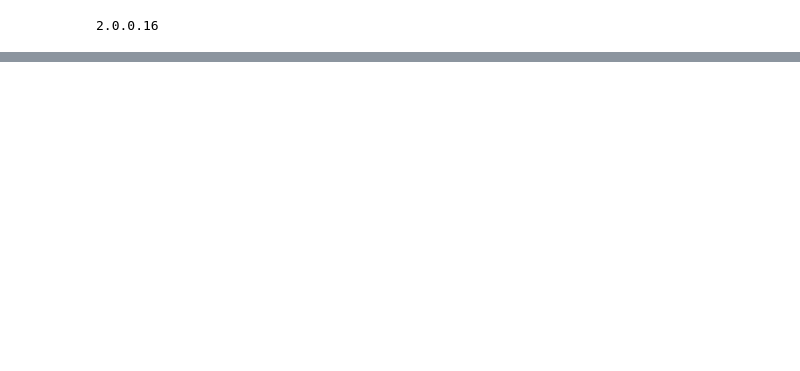
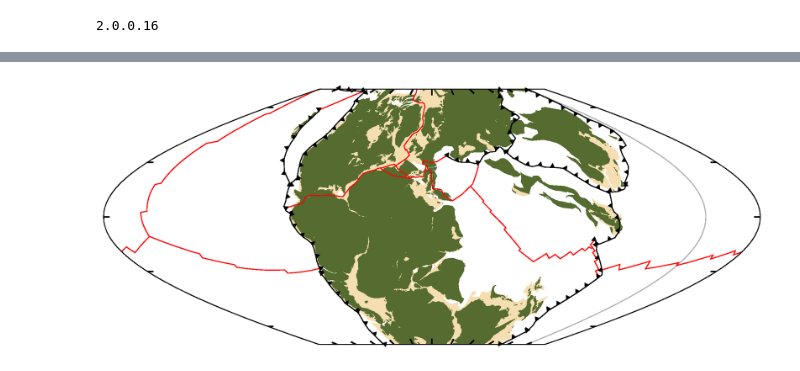
Before and after one commit to siwill22/GPlatesReconstructionModel, a Jupyter notebook: test_ReconstructionPlot.ipynb, the cells around one changed output, grey strips where cells are left out. Drawn from its saved outputs; the diff is of its cells as text; code cells hidden in the pictures; blank space fills up the shorter version.

```diff
--- a/test_ReconstructionPlot.ipynb
+++ b/test_ReconstructionPlot.ipynb
@@ -43,0 +52,9 @@ Image(gmt_r.image_file)
+# %%
+gmt_r.set_projection('-Ji30/0.02i')
+gmt_r.set_region([0,360,-70,70])
+
+gmt_r.plot_snapshot(200,anchor_plate_id=0)
+
+Image(gmt_r.image_file)
+# %% [output]
+[figure, added]
```
Also changed, not shown: parts of 6 cells of this notebook, 1 other file.
